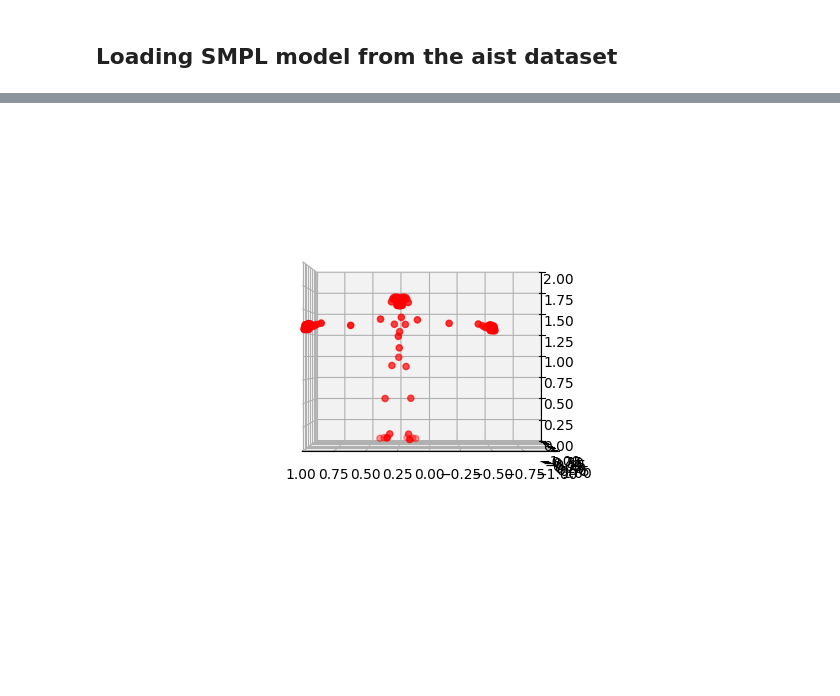
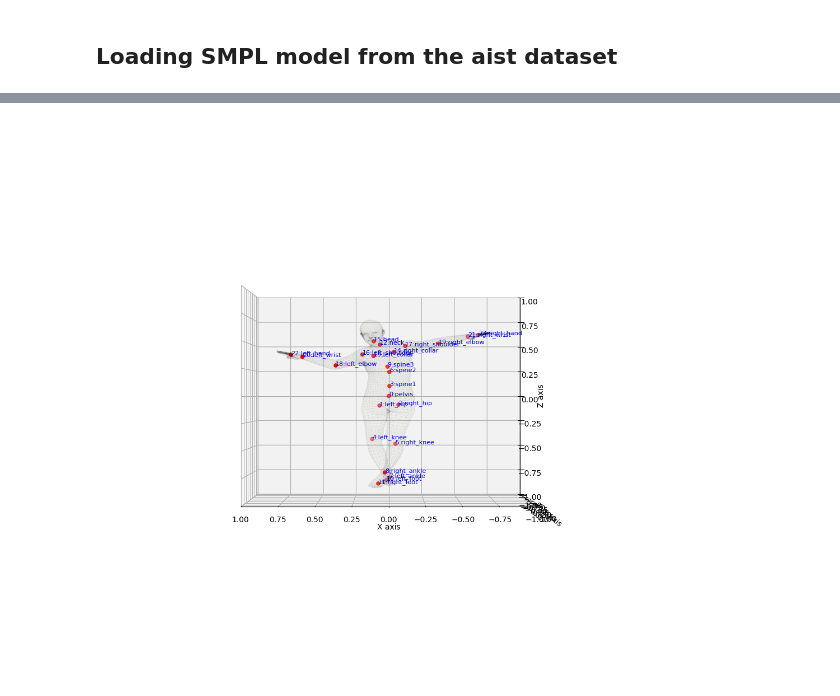
Before and after one commit to syKevinPeng/smpl2motorica, a Jupyter notebook: smpl_2_keypoint.ipynb, the cells around one changed output, grey strips where cells are left out. Drawn from its saved outputs; the diff is of its cells as text; code cells hidden in the pictures; blank space fills up the shorter version.

Commit message:
update smpl2keypoint

```diff
--- a/smpl_2_keypoint.ipynb
+++ b/smpl_2_keypoint.ipynb
@@ -317,2 +356,0 @@ smpl_vertices = smpl_output.vertices.detach().cpu().numpy().squeeze()
-# %%
-smpl_joints_loc = smpl_joints_loc[:, : 23,:]
@@ -343,5 +356,0 @@ torch.Size([55, 10475])
-# %%
-# COCO plus regressor
-coco_plus_regressor_path = Path("./data/neutral_smpl_with_cocoplus_reg.pkl")
-with open(coco_plus_regressor_path, "rb") as f:
-    coco_plus_regressor = pickle.load(f, encoding='latin1')
@@ -364,26 +359,50 @@ coco_plus_regressor['J'].shape
+# %%
+
+# get the location of pelvis
+pelvis_loc = smpl_joints_loc[:, 0, :]
+# apply the offset to the global location so that the pelvis is at the origin
+smpl_output = smpl_model(
+    body_pose=torch.tensor(smpl_body_pose, dtype=torch.float32),
+    global_orient=torch.tensor(rotated_smpl_root_rot, dtype=torch.float32),
+    transl=torch.tensor(-pelvis_loc, dtype=torch.float32),
+)
+smpl_joints_loc = smpl_output.joints.detach().cpu().numpy().squeeze()
+smpl_vertices = smpl_output.vertices.detach().cpu().numpy().squeeze()
+smpl_joints = smpl_joints_loc[:, :24, :]
 # %%
-# # height of the skeleton
-# from matplotlib import pyplot as plt
-# from mpl_toolkits.mplot3d import Axes3D
-# from mpl_toolkits.mplot3d.art3d import Poly3DCollection
+curr_frame = 0
+smpl_joint_frame = smpl_joints[curr_frame]
 
-# fig = plt.figure()
-# ax = fig.add_subplot(111, projection="3d")
-# # ax.view_init(elev=0)
-# ax.scatter(joints[:, 0], joints[:, 1], joints[:, 2], color="r")
-# ax.set_xlim([-1, 1])
-# ax.set_ylim([-1, 1])
-# ax.set_zlim([0, 2])
-# joint_names = get_SMPL_skeleton_names()
-# # for i, joint in enumerate(joints):
-# #     ax.text(
-# #         joint[0],
-# #         joint[1],
-# #         joint[2],
-# #         f"{i}:{joint_names[i]}",
-# #         color="blue",
-# #         fontsize=5,
-# #     )
-# ax.view_init(elev=0, azim=90)
-# ax
+fig = plt.figure(figsize=(10, 10))
+ax = fig.add_subplot(111, projection="3d")
+# ax.view_init(elev=0)
+ax.scatter(smpl_joint_frame[:, 0], smpl_joint_frame[:, 1], smpl_joint_frame[:, 2], color="r")
+# add the mesh
+mesh = Poly3DCollection(smpl_vertices[0][smpl_model.faces], alpha=0.01)
+face_color = (1.0, 1.0, 0.9)
+edge_color = (0, 0, 0)
+mesh.set_edgecolor(edge_color)
+mesh.set_facecolor(face_color)
+ax.add_collection3d(mesh)
+
+ax.set_xlim([-1.0, 1.0])
+ax.set_ylim([-1.0, 1.0])
+ax.set_zlim([-1, 1])
+# show xyz axis
+ax.set_xlabel('X axis')
+ax.set_ylabel('Y axis')
+ax.set_zlabel('Z axis')
+
+joint_names = get_SMPL_skeleton_names()
+for i, joint in enumerate(smpl_joint_frame):
+    ax.text(
+        joint[0],
+        joint[1],
+        joint[2],
+        f"{i}:{joint_names[i]}",
+        color="blue",
+        fontsize=8,
+    )
+ax.view_init(elev=0, azim=90)
+ax
 # %% [output]
@@ -391,4 +410,4 @@ coco_plus_regressor['J'].shape
-[figure, old version]
+[figure, new version]
 # %%
 # convert SMPL to Motorica Keypoint
 
```
Also changed, not shown: parts of 29 cells of this notebook, 2 other files.
